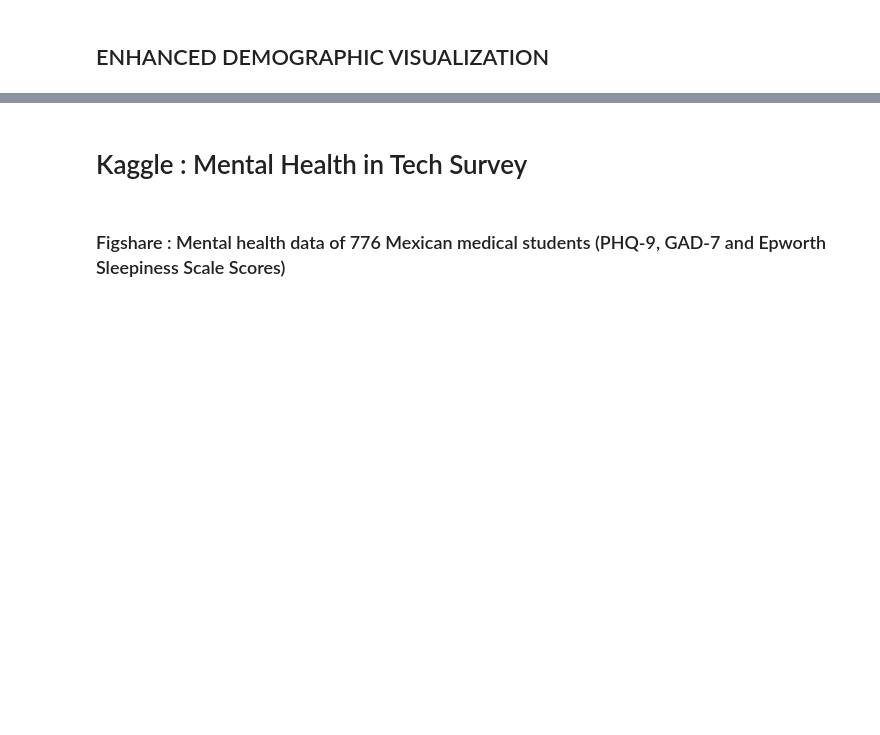
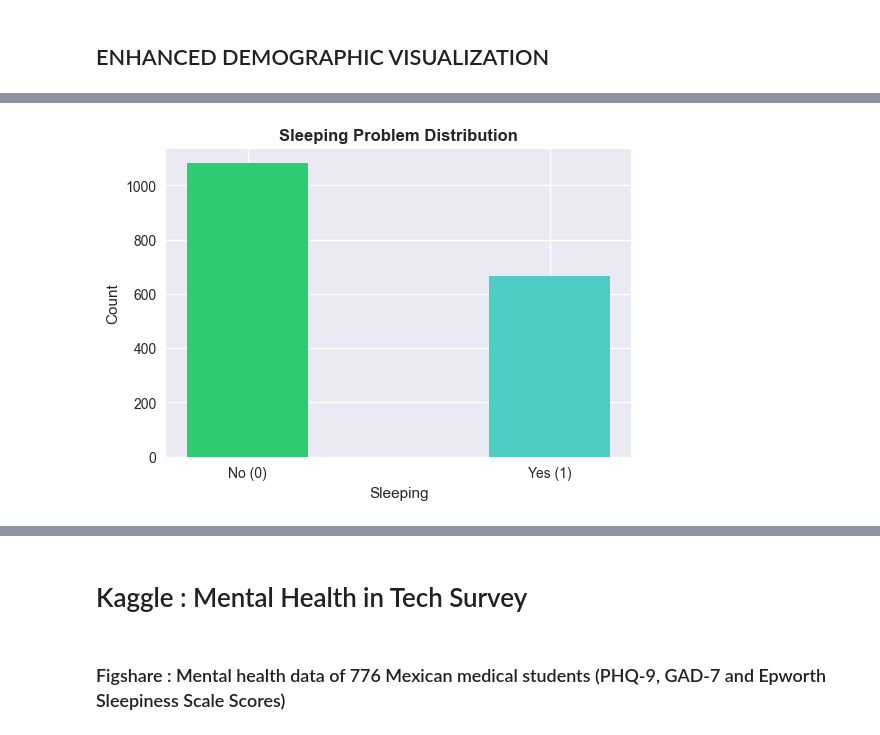
Before and after one commit to alivianay/stresss, a Jupyter notebook: notebook/code.ipynb, the cells around one changed output, grey strips where cells are left out. Cells and saved outputs as stored; diff of their text form; code cells hidden in the pictures; blank space fills up the shorter version.

```diff
--- a/notebook/code.ipynb
+++ b/notebook/code.ipynb
@@ -231,0 +448,21 @@ print("5. Graduation and above")
+# %%
+# 6 Sleeping Problem Distribution
+
+plt.figure(figsize=(6,4))
+
+marital_counts = data_clean['Sleeping_Problem'].value_counts().sort_index()
+
+plt.bar(
+    marital_counts.index,
+    marital_counts.values,
+    width=0.4,     # keep bars tight
+    color=['#2ecc71', '#4ecdc4']
+)
+
+plt.xticks([0, 1], ['No (0)', 'Yes (1)'])
+plt.title('Sleeping Problem Distribution', fontweight='bold')
+plt.xlabel('Sleeping')
+plt.ylabel('Count')
+plt.show()
+# %% [output]
+[figure, added]
```
Also changed, not shown: parts of 40 cells of this notebook.
